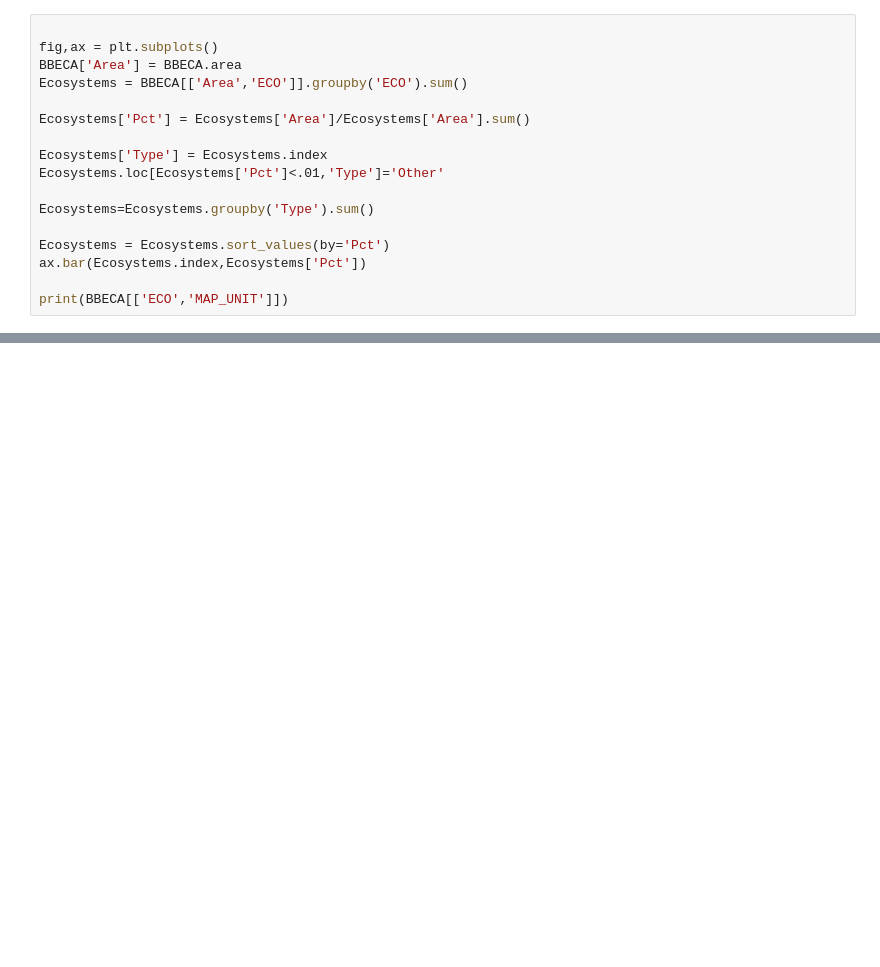
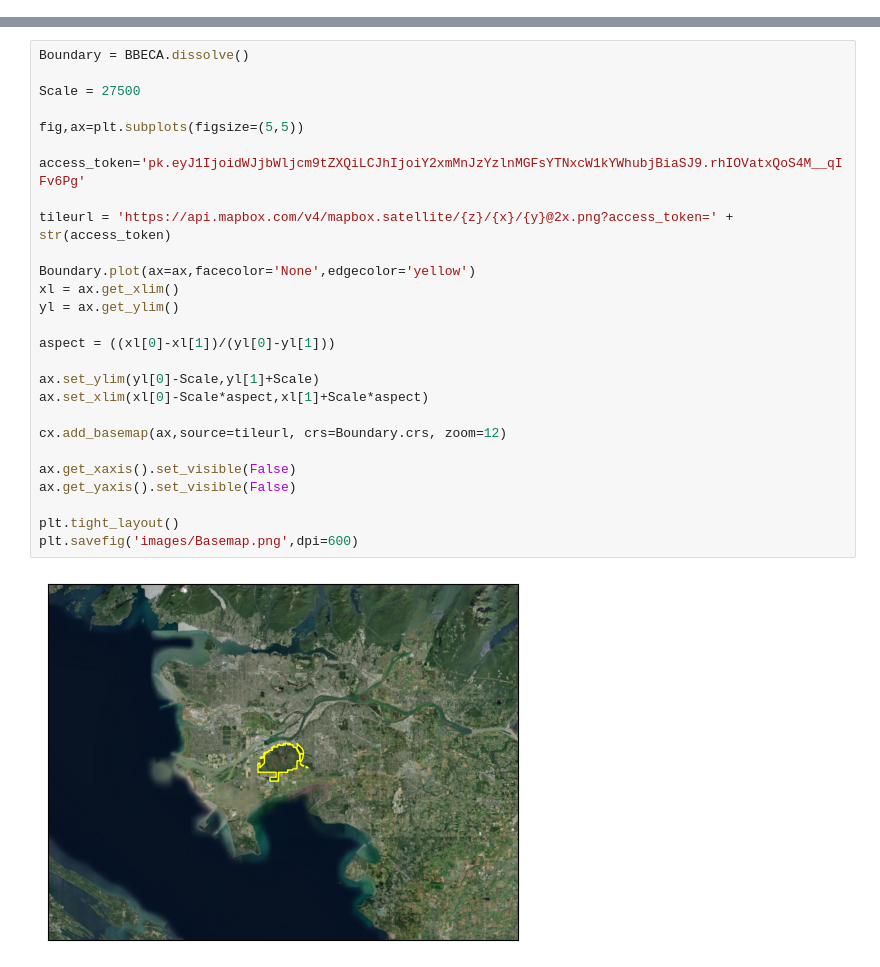
Before and after one commit to ubc-micromet/BBECA_Work, a Jupyter notebook: EcosystemMap.ipynb, the cells around one changed output, grey strips where cells are left out. Cells and saved outputs as stored; diff of their text form; blank space fills up the shorter version.

```diff
--- a/EcosystemMap.ipynb
+++ b/EcosystemMap.ipynb
@@ -89,17 +96,0 @@ ax.get_yaxis().set_visible(False)
-# %%
-
-fig,ax = plt.subplots()
-BBECA['Area'] = BBECA.area
-Ecosystems = BBECA[['Area','ECO']].groupby('ECO').sum()
-
-Ecosystems['Pct'] = Ecosystems['Area']/Ecosystems['Area'].sum()
-
-Ecosystems['Type'] = Ecosystems.index
-Ecosystems.loc[Ecosystems['Pct']<.01,'Type']='Other'
-
-Ecosystems=Ecosystems.groupby('Type').sum()
-
-Ecosystems = Ecosystems.sort_values(by='Pct')
-ax.bar(Ecosystems.index,Ecosystems['Pct'])
-
-print(BBECA[['ECO','MAP_UNIT']])
@@ -128,0 +168,29 @@ print(BBECA[['ECO','MAP_UNIT']])
+# %%
+Boundary = BBECA.dissolve()
+
+Scale = 27500
+
+fig,ax=plt.subplots(figsize=(5,5))
+
+access_token='pk.eyJ1IjoidWJjbWljcm9tZXQiLCJhIjoiY2xmMnJzYzlnMGFsYTNxcW1kYWhubjBiaSJ9.rhIOVatxQoS4M__qIFv6Pg'
+
+tileurl = 'https://api.mapbox.com/v4/mapbox.satellite/{z}/{x}/{y}@2x.png?access_token=' + str(access_token)
+
+Boundary.plot(ax=ax,facecolor='None',edgecolor='yellow')
+xl = ax.get_xlim()
+yl = ax.get_ylim()
+
+aspect = ((xl[0]-xl[1])/(yl[0]-yl[1]))
+
+ax.set_ylim(yl[0]-Scale,yl[1]+Scale)
+ax.set_xlim(xl[0]-Scale*aspect,xl[1]+Scale*aspect)
+
+cx.add_basemap(ax,source=tileurl, crs=Boundary.crs, zoom=12)
+
+ax.get_xaxis().set_visible(False)
+ax.get_yaxis().set_visible(False)
+
+plt.tight_layout()
+plt.savefig('images/Basemap.png',dpi=600)
+# %% [output]
+[figure, added]
```
Also changed, not shown: parts of 8 cells of this notebook, 30 other files.
